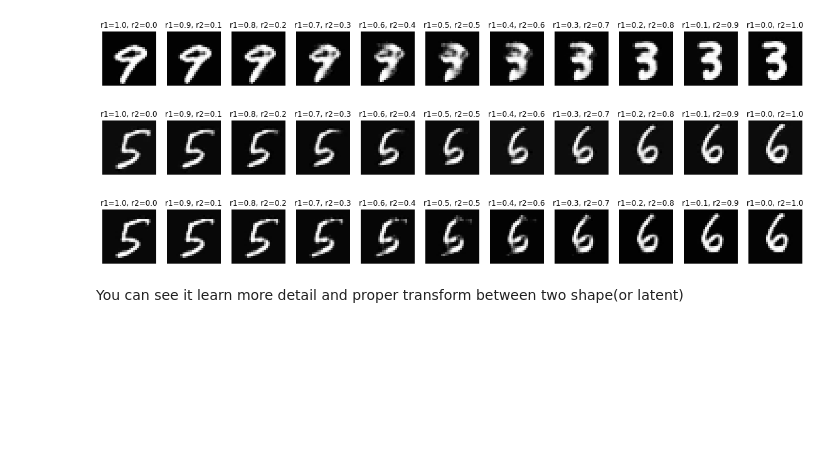
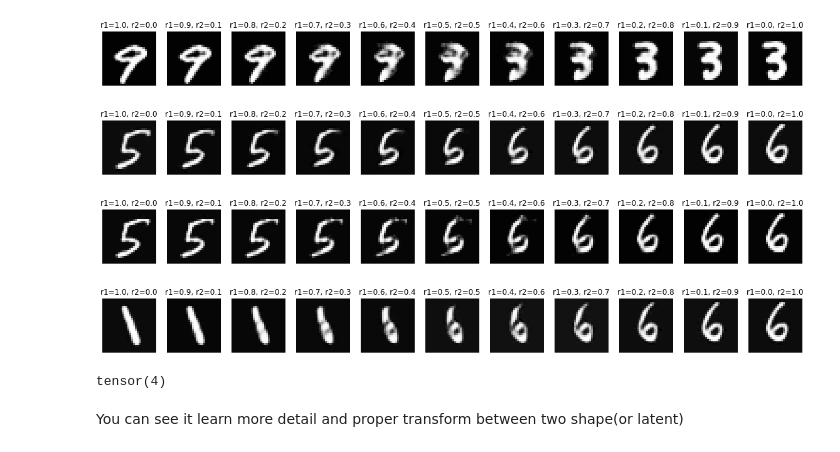
Before and after one commit to DragonChen-TW/PyTorch-AutoEncoder, a Jupyter notebook: irmae/check.ipynb, the cells around one changed output. Cells and saved outputs as stored; diff of their text form; code cells hidden in the pictures; blank space fills up the shorter version.

```diff
--- a/irmae/check.ipynb
+++ b/irmae/check.ipynb
@@ -156,5 +156,19 @@ vz2 = ae_model.encoder(dd2)
 print_z1z2(ae_model, vz1, vz2)
 # %% [output]
 [figure]
+# %%
+iter_d = iter(test_data)
+dd1 = iter_d.next()[0][46].unsqueeze(dim=0)
+dd2 = iter_d.next()[0][27].unsqueeze(dim=0)
+zz1 = model.w_layers(model.encoder(dd1))
+zz2 = model.w_layers(model.encoder(dd2))
+print_z1z2(model, zz1, zz2)
+# %% [output]
+[figure, added]
+# %%
+iter_d = iter(test_data)
+iter_d.next()[1][33]
+# %% [output]
+tensor(4)
 # %% [markdown]
 You can see it learn more detail and proper transform between two shape(or latent)
```
Also changed, not shown: parts of 2 cells of this notebook, 5 other files.
